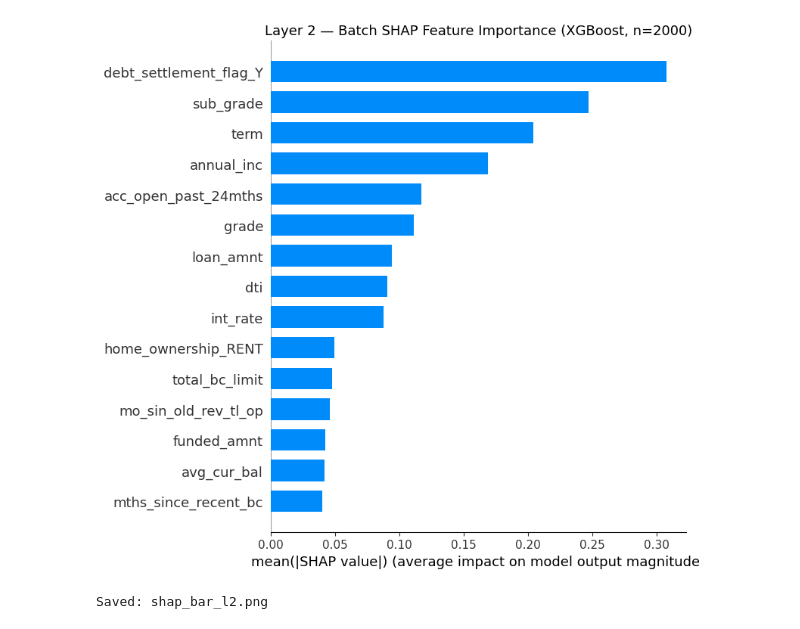
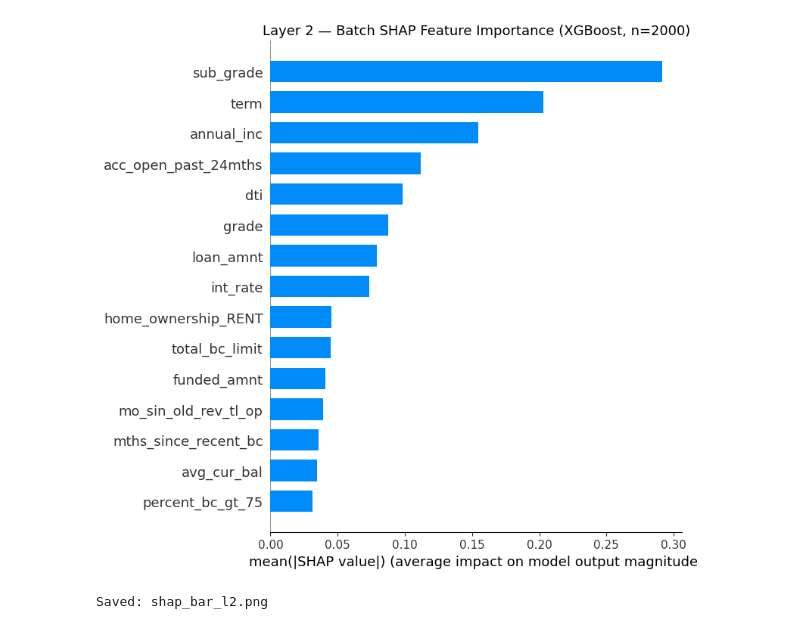
Before and after one commit to Hiremorshadul/ACRS-Credit-Risk-Supervisor, a Jupyter notebook: ACRS_Layer2.ipynb, the cells around one changed output. Cells and saved outputs as stored; diff of their text form; code cells hidden in the pictures.

```diff
--- a/ACRS_Layer2.ipynb
+++ b/ACRS_Layer2.ipynb
@@ -186,0 +82,25 @@ Saved: shap_values_xgb_sample.npy | shap_importance_l2.csv
+# %%
+np.random.seed(42)
+sample_idx    = np.random.choice(len(X_test), size=2000, replace=False)
+X_shap_sample = X_test.iloc[sample_idx]
+
+print("Running batch SHAP on XGBoost (n=2000)...")
+explainer     = shap.TreeExplainer(xgb_final)
+shap_values   = explainer.shap_values(X_shap_sample)
+
+mean_abs_shap = np.abs(shap_values).mean(axis=0)
+importance_df = pd.DataFrame({
+    'feature':       X_test.columns,
+    'mean_abs_shap': mean_abs_shap
+}).sort_values('mean_abs_shap', ascending=False).reset_index(drop=True)
+
+print(f"SHAP shape: {shap_values.shape}")
+print(f"\nTop 10 features:")
+print(importance_df.head(10).to_string(index=False))
+print(f"\nTop feature: {importance_df.iloc[0]['feature']} "
+      f"({importance_df.iloc[0]['mean_abs_shap']:.4f})")
+
+# Save
+np.save('acrs_data/shap_values_xgb_sample.npy', shap_values)
+importance_df.to_csv('acrs_data/shap_importance_l2.csv', index=False)
+print("Saved: shap_values_xgb_sample.npy | shap_importance_l2.csv")
@@ -187,20 +126,11 @@ Saved: shap_values_xgb_sample.npy | shap_importance_l2.csv
 # %%
-# ── STEP 4: SHAP Summary Bar Plot ──────────────────────────
-# Visualises which features matter most, averaged across 2000 loans.
-# This is what you show an auditor or regulator: "here's WHY the model decides."
-
-shap.summary_plot(
-    shap_values_xgb,
-    X_sample,
-    plot_type="bar",          # bar = mean |SHAP|, simple to explain
-    max_display=15,           # top 15 features
-    show=False
-)
+shap.summary_plot(shap_values, X_shap_sample,
+                  plot_type="bar", max_display=15, show=False)
 plt.title("Layer 2 — Batch SHAP Feature Importance (XGBoost, n=2000)", fontsize=13)
 plt.tight_layout()
 plt.savefig('acrs_data/shap_bar_l2.png', dpi=150, bbox_inches='tight')
 plt.show()
 print("Saved: shap_bar_l2.png")
 # %% [output]
-[figure, old version]
+[figure, new version]
 Saved: shap_bar_l2.png
```
Also changed, not shown: parts of 9 cells of this notebook, 12 other files.
